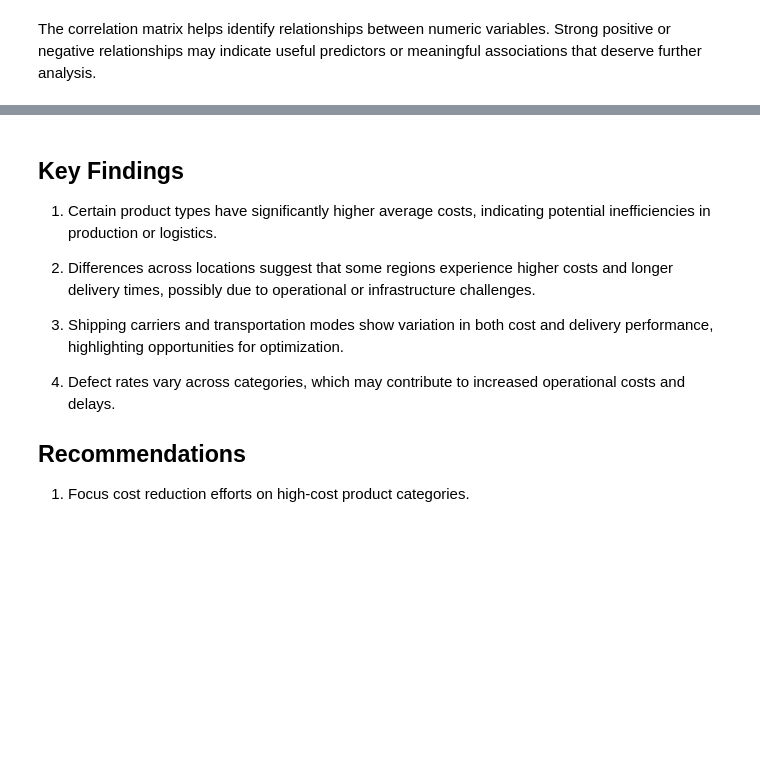
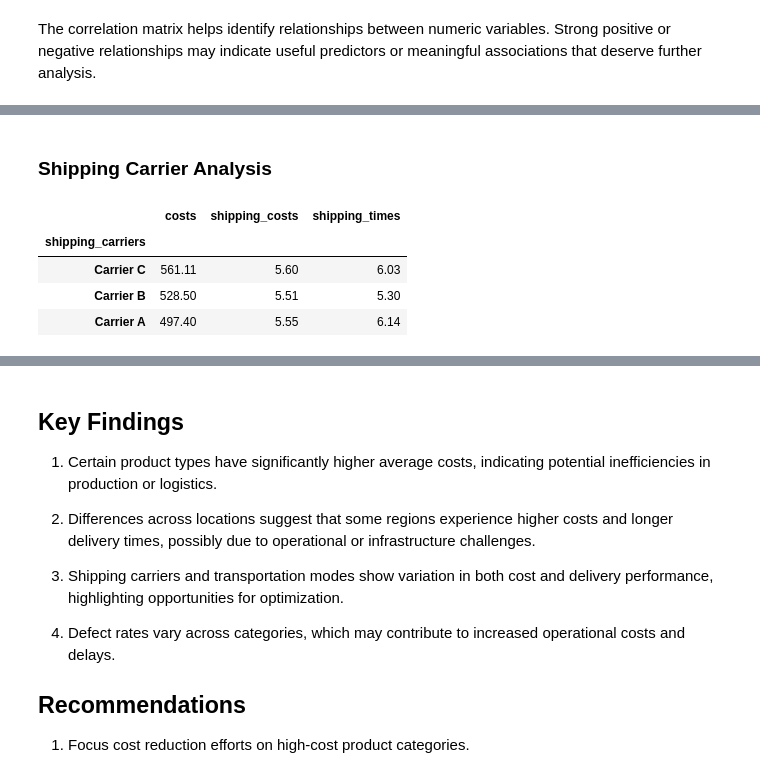
Before and after one commit to sowmyakapula/ImprovingSupplyChainEfficiency-IdentifyingCostDriversandDeliveryDelays, a Jupyter notebook: Capstone Three- Data Wrangling and EDA/Capstone3-Data Wrangling and Exploratory Data Analysis.ipynb, the cells around one changed output, grey strips where cells are left out. Cells and saved outputs as stored; diff of their text form; code cells hidden in the pictures; blank space fills up the shorter version.

```diff
--- a/Capstone Three- Data Wrangling and EDA/Capstone3-Data Wrangling and Exploratory Data Analysis.ipynb
+++ b/Capstone Three- Data Wrangling and EDA/Capstone3-Data Wrangling and Exploratory Data Analysis.ipynb
@@ -537,0 +577,10 @@ if 'category' in df.columns and 'sales' in df.columns:
+# %% [markdown]
+### Shipping Carrier Analysis
+# %%
+df.groupby('shipping_carriers')[['costs', 'shipping_costs', 'shipping_times']].mean().sort_values('costs', ascending=False)
+# %% [output]
+|  | costs | shipping_costs | shipping_times |
+| shipping_carriers |  |  |  |
+| Carrier C | 561.11 | 5.60 | 6.03 |
+| Carrier B | 528.50 | 5.51 | 5.30 |
+| Carrier A | 497.40 | 5.55 | 6.14 |
```
Also changed, not shown: parts of 24 cells of this notebook.
